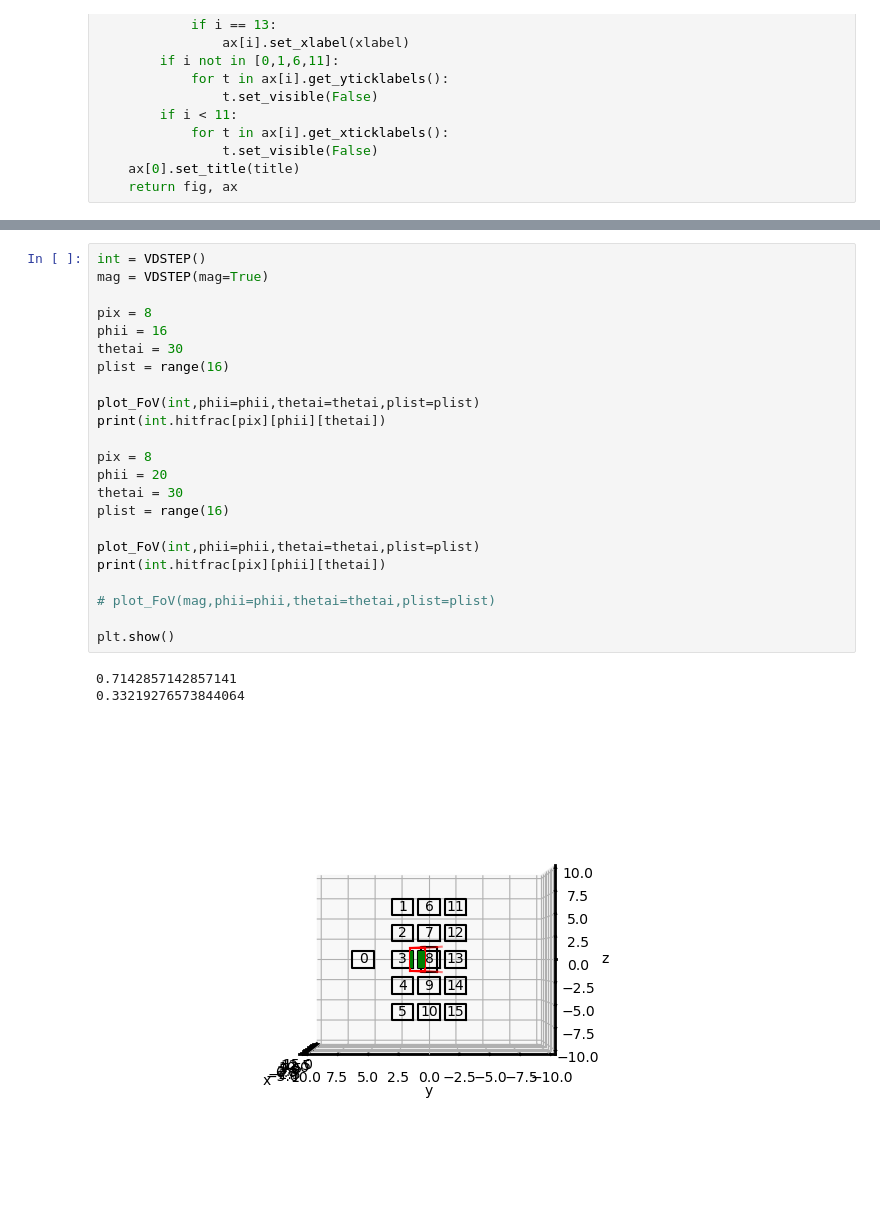
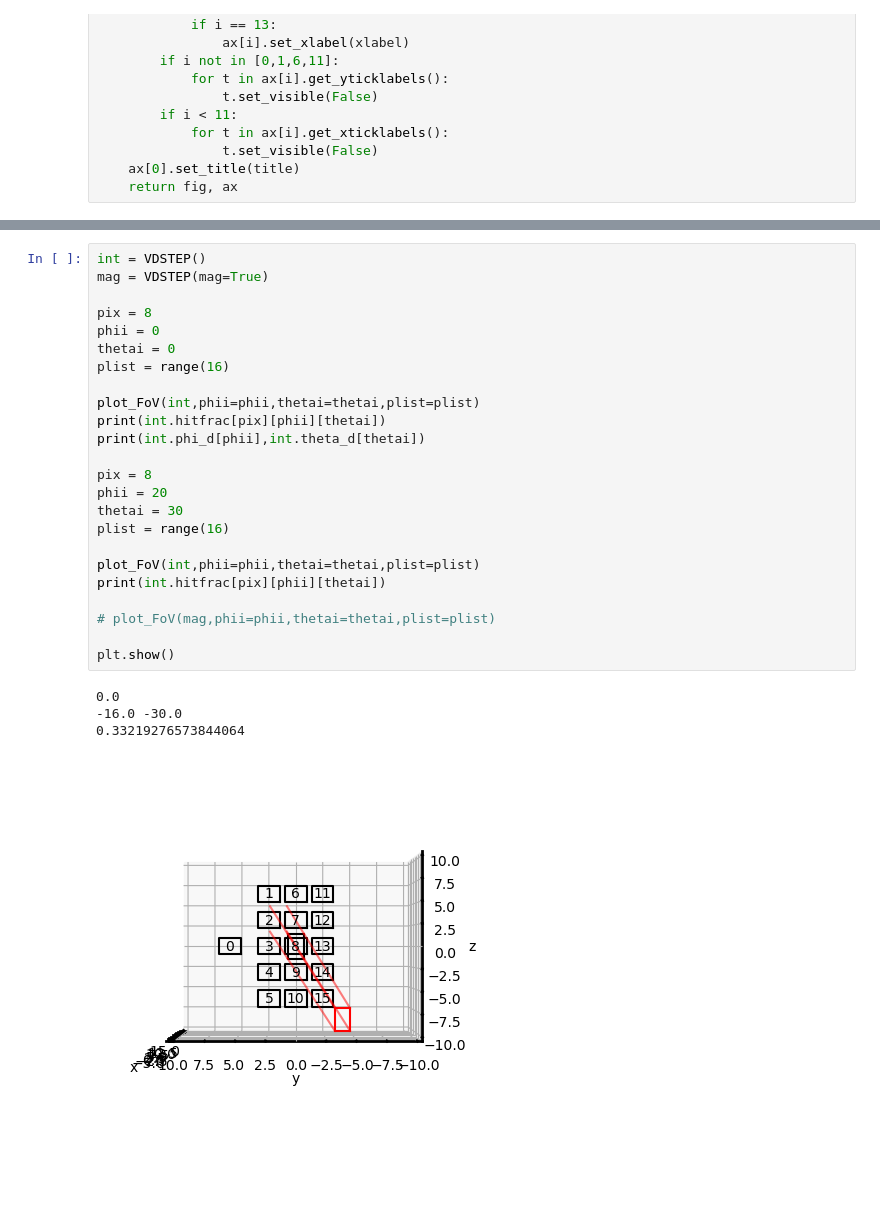
Before and after one commit to hannes-ebe/SolO_STEP, a Jupyter notebook: average_pw_testing.ipynb, the cells around one changed output, grey strips where cells are left out. Saved outputs shown, nothing was run; the diff lists cells and outputs as text; blank space fills up the shorter version.

```diff
--- a/average_pw_testing.ipynb
+++ b/average_pw_testing.ipynb
@@ -198,27 +198,29 @@ for k in range(len(B_srf)):
 # %%
 int = VDSTEP()
 mag = VDSTEP(mag=True)
 
 pix = 8
-phii = 16
-thetai = 30
+phii = 0
+thetai = 0
 plist = range(16)
 
 plot_FoV(int,phii=phii,thetai=thetai,plist=plist)
 print(int.hitfrac[pix][phii][thetai])
+print(int.phi_d[phii],int.theta_d[thetai])
 
 pix = 8
 phii = 20
 thetai = 30
 plist = range(16)
 
 plot_FoV(int,phii=phii,thetai=thetai,plist=plist)
 print(int.hitfrac[pix][phii][thetai])
 
 # plot_FoV(mag,phii=phii,thetai=thetai,plist=plist)
 
 plt.show()
 # %% [output]
-0.7142857142857141
+0.0
+-16.0 -30.0
 0.33219276573844064
-[figure, old version]
+[figure, new version]
```
Also changed, not shown: parts of 2 cells of this notebook, 2 other files.
